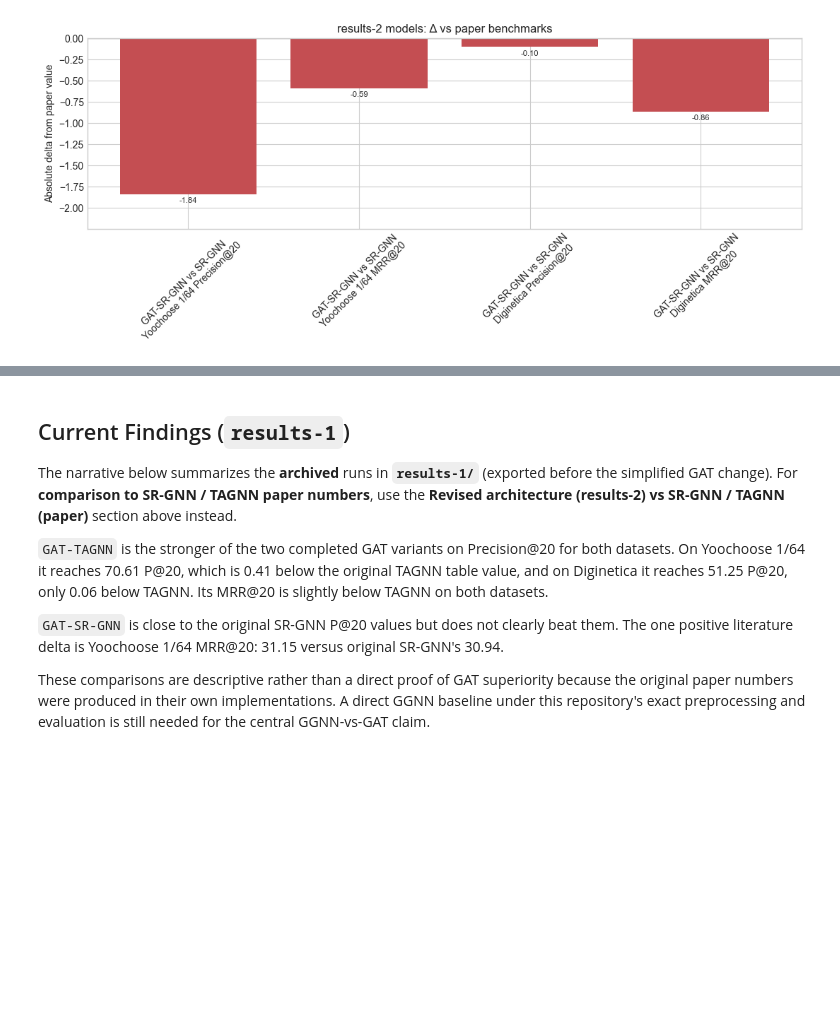
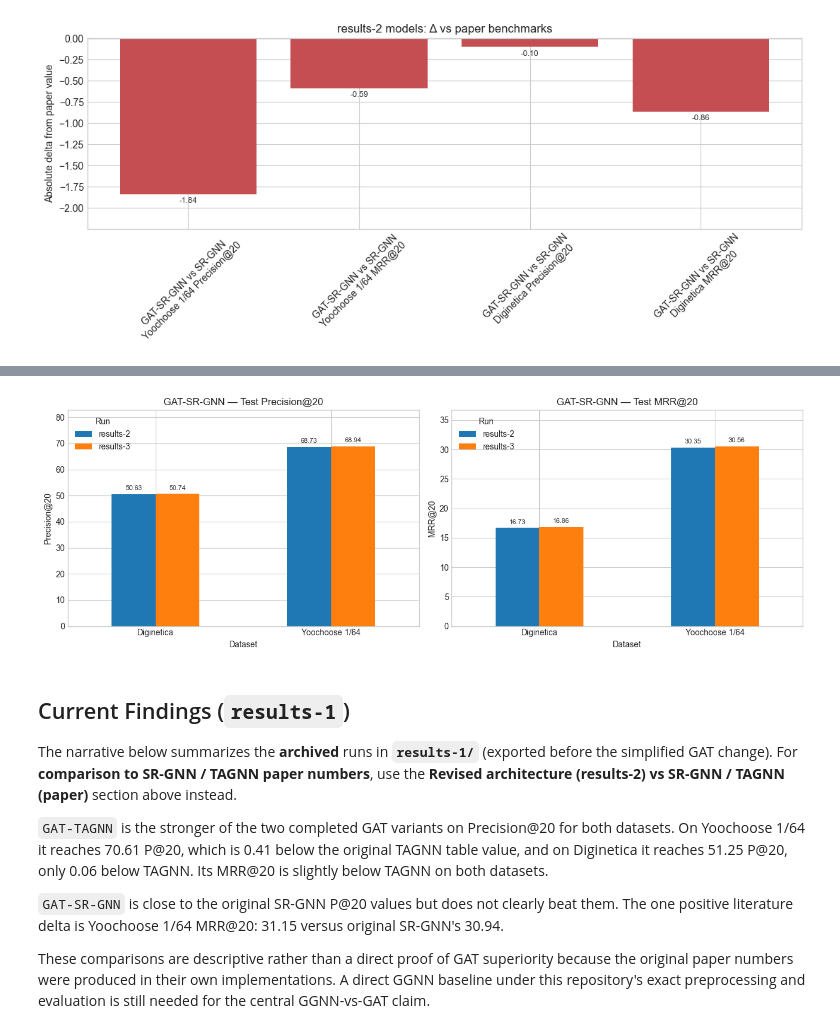
Before and after one commit to karolbystrek/Session-based-Recommendation-with-Graph-Attention-Networks, a Jupyter notebook: results_analysis.ipynb, the cells around one changed output, grey strips where cells are left out. Drawn from its saved outputs; the diff is of its cells as text; code cells hidden in the pictures; blank space fills up the shorter version.

Commit message:
docs: add results-3 analysis to results_analysis.ipynb

```diff
--- a/results_analysis.ipynb
+++ b/results_analysis.ipynb
@@ -408,0 +596,89 @@ Deltas vs paper SR-GNN / TAGNN table (finite revised rows only)
+# %%
+from IPython.display import display
+
+RESULTS_REVISION = PROJECT_ROOT / "results-2"
+RESULTS_ITERATION_3 = PROJECT_ROOT / "results-3"
+
+sr_rev_csv = RESULTS_REVISION / "gat_sr_gnn_results.csv"
+tag_rev_csv = RESULTS_REVISION / "gat_tagnn_results.csv"
+sr_res3_csv = RESULTS_ITERATION_3 / "gat_sr_gnn_results.csv"
+tag_res3_csv = RESULTS_ITERATION_3 / "gat_tagnn_results.csv"
+
+if sr_rev_csv.is_file() and sr_res3_csv.is_file():
+    sr_rev = pd.read_csv(sr_rev_csv)
+    sr_res3 = pd.read_csv(sr_res3_csv)
+
+    datasets_order = sr_res3["dataset"].tolist()
+
+    def revision_placeholder(reference_columns):
+        rows = []
+        for ds in datasets_order:
+            row = {col: pd.NA for col in reference_columns if col != "dataset"}
+            row["dataset"] = ds
+            row["checkpoint_path"] = "pending"
+            rows.append(row)
+        return pd.DataFrame(rows, columns=reference_columns)
+
+    tag_rev = pd.read_csv(tag_rev_csv) if tag_rev_csv.is_file() else revision_placeholder(list(sr_rev.columns))
+    tag_res3 = pd.read_csv(tag_res3_csv) if tag_res3_csv.is_file() else revision_placeholder(list(sr_rev.columns))
+
+    def build_metric_compare_res3(title, baseline_df, revision_df):
+        metrics = ["test_precision@20", "test_mrr@20"]
+        b = baseline_df.set_index("dataset")[metrics].rename(
+            columns={c: f"{c}_results-2" for c in metrics}
+        )
+        r = revision_df.set_index("dataset")[metrics].rename(
+            columns={c: f"{c}_results-3" for c in metrics}
+        )
+        merged = b.join(r, how="outer")
+        merged[f"Δ_test_precision@20"] = merged["test_precision@20_results-3"] - merged["test_precision@20_results-2"]
+        merged[f"Δ_test_mrr@20"] = merged["test_mrr@20_results-3"] - merged["test_mrr@20_results-2"]
+        out = merged.reset_index()
+        out.insert(0, "model", title)
+        return out
+
+    compare_sr_res3 = build_metric_compare_res3("GAT-SR-GNN", sr_rev, sr_res3)
+    compare_tag_res3 = build_metric_compare_res3("GAT-TAGNN", tag_rev, tag_res3)
+
+    sr_style_cols_res3 = [
+        "test_precision@20_results-2",
+        "test_precision@20_results-3",
+        "test_mrr@20_results-2",
+        "test_mrr@20_results-3",
+    ]
+    delta_cols_res3 = ["Δ_test_precision@20", "Δ_test_mrr@20"]
+
+    print("GAT-SR-GNN: test metrics (results-2 vs results-3)")
+    display(bold_numeric_column_max(compare_sr_res3[["model", "dataset", *sr_style_cols_res3, *delta_cols_res3]]))
+
+    print("\nGAT-TAGNN: results-2 vs results-3")
+    display(compare_tag_res3[["model", "dataset", *sr_style_cols_res3, *delta_cols_res3]])
+
+    _sr_plot_metrics_res3 = [
+        (
+            "Test Precision@20",
+            ["test_precision@20_results-2", "test_precision@20_results-3"],
+        ),
+        (
+            "Test MRR@20",
+            ["test_mrr@20_results-2", "test_mrr@20_results-3"],
+        ),
+    ]
+    fig, axes = plt.subplots(1, 2, figsize=(13, 4.5))
+    for ax, (title, columns) in zip(axes, _sr_plot_metrics_res3):
+        chunk = compare_sr_res3.set_index("dataset")[columns].rename(
+            columns={columns[0]: "results-2", columns[1]: "results-3"}
+        )
+        chunk.plot(kind="bar", ax=ax, rot=0)
+        ax.set_title(f"GAT-SR-GNN — {title}")
+        ax.set_xlabel("Dataset")
+        ax.set_ylabel(title.replace("Test ", ""))
+        ax.legend(title="Run")
+        for container in ax.containers:
+            ax.bar_label(container, fmt="%.2f", padding=3, fontsize=8)
+        ax.margins(y=0.2)
+
+    fig.tight_layout()
+    fig.savefig(RESULTS_ITERATION_3 / "evolution_results2_to_3.png", dpi=180, bbox_inches="tight")
+    plt.show()
+# %% [output]
@@ -409,3 +693,4 @@ Deltas vs paper SR-GNN / TAGNN table (finite revised rows only)
+[figure, added]
 # %% [markdown]
 ## Current Findings (`results-1`)
 
```
Also changed, not shown: parts of 4 cells of this notebook, 11 other files.
